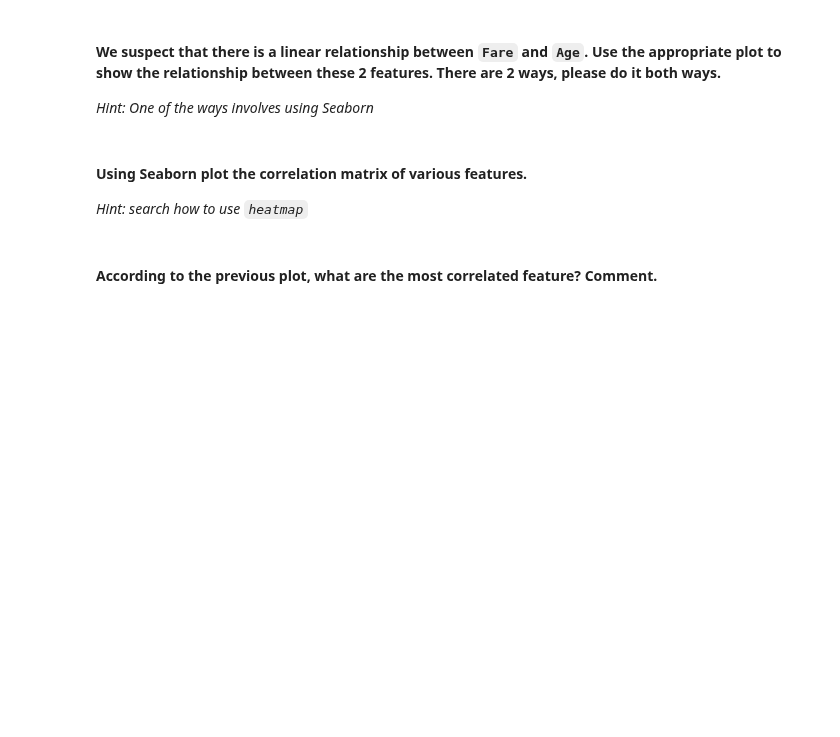
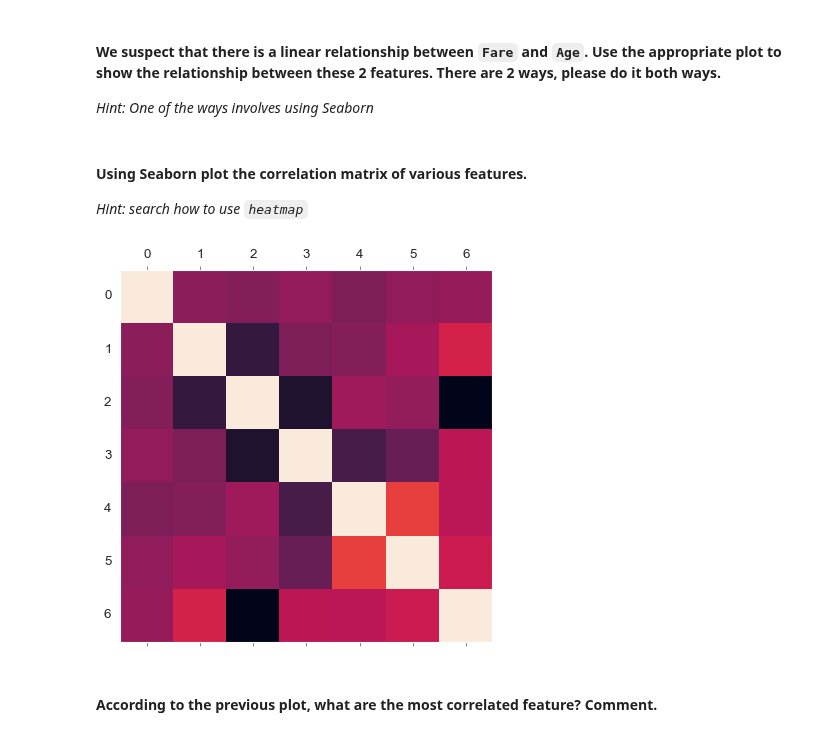
Before and after one commit to ironhack-datalabs/datamad0819, a Jupyter notebook: module-2/lab-matplotlib-seaborn/your-code/challenge-3.ipynb, the cells around one changed output. Drawn from its saved outputs; the diff is of its cells as text; code cells hidden in the pictures; blank space fills up the shorter version.

```diff
--- a/module-2/lab-matplotlib-seaborn/your-code/challenge-3.ipynb
+++ b/module-2/lab-matplotlib-seaborn/your-code/challenge-3.ipynb
@@ -160,6 +170,11 @@ The 'normed' kwarg was deprecated in Matplotlib 2.1 and will be removed in 3.1.
 *Hint: search how to use `heatmap`*
 # %%
 #your code here
+
+plt.matshow(titanic.corr())
+plt.show()
+# %% [output]
+[figure, added]
 # %% [markdown]
 #### According to the previous plot, what are the most correlated feature? Comment.
 # %%
```
Also changed, not shown: parts of 4 cells of this notebook.
